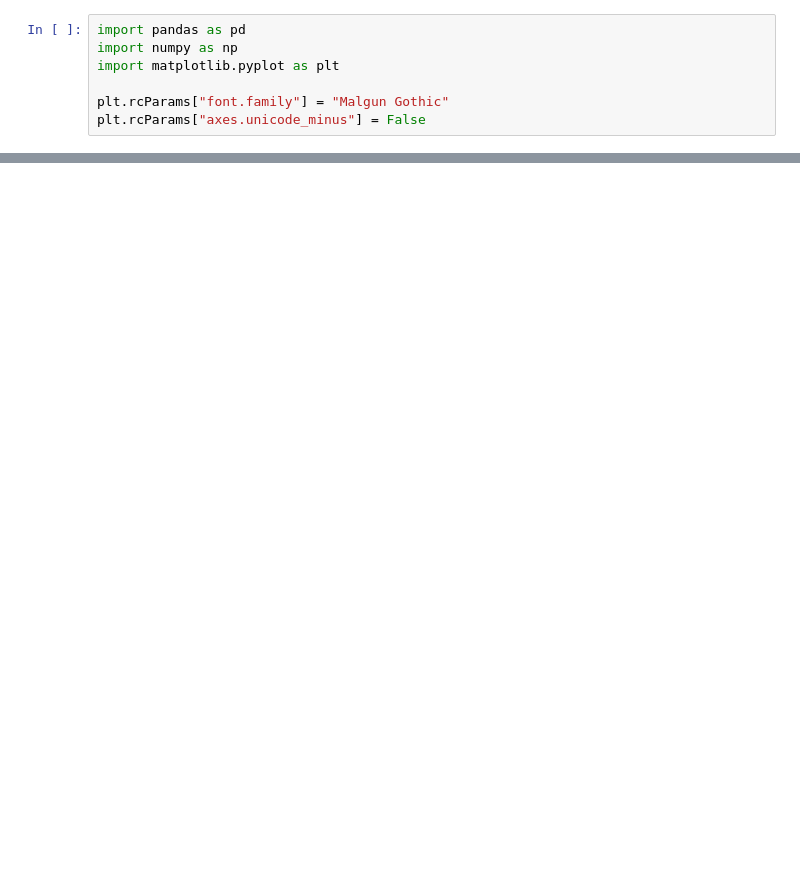
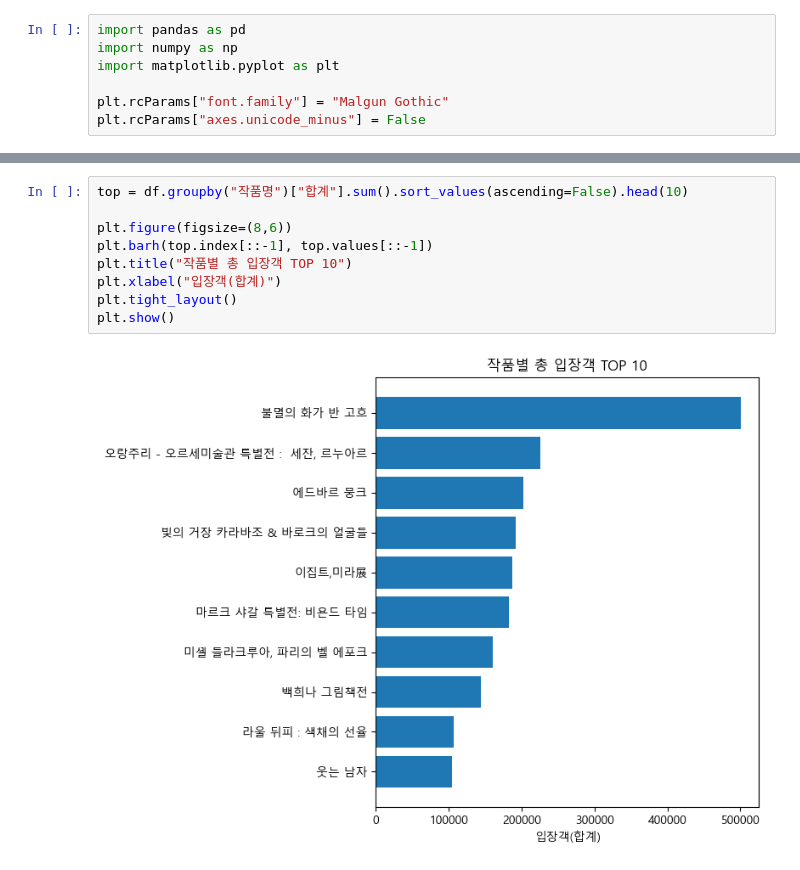
Before and after one commit to Encore-SKN-24/EDA_MINI_4TEAM, a Jupyter notebook: mini04.ipynb, the cells around one changed output, grey strips where cells are left out. Drawn from its saved outputs; the diff is of its cells as text; blank space fills up the shorter version.

```diff
--- a/mini04.ipynb
+++ b/mini04.ipynb
@@ -78,0 +143,11 @@ Name: 일자, dtype: datetime64[ns]
+# %%
+top = df.groupby("작품명")["합계"].sum().sort_values(ascending=False).head(10)
+
+plt.figure(figsize=(8,6))
+plt.barh(top.index[::-1], top.values[::-1])
+plt.title("작품별 총 입장객 TOP 10")
+plt.xlabel("입장객(합계)")
+plt.tight_layout()
+plt.show()
+# %% [output]
+[figure, added]
```
Also changed, not shown: parts of 5 cells of this notebook.
